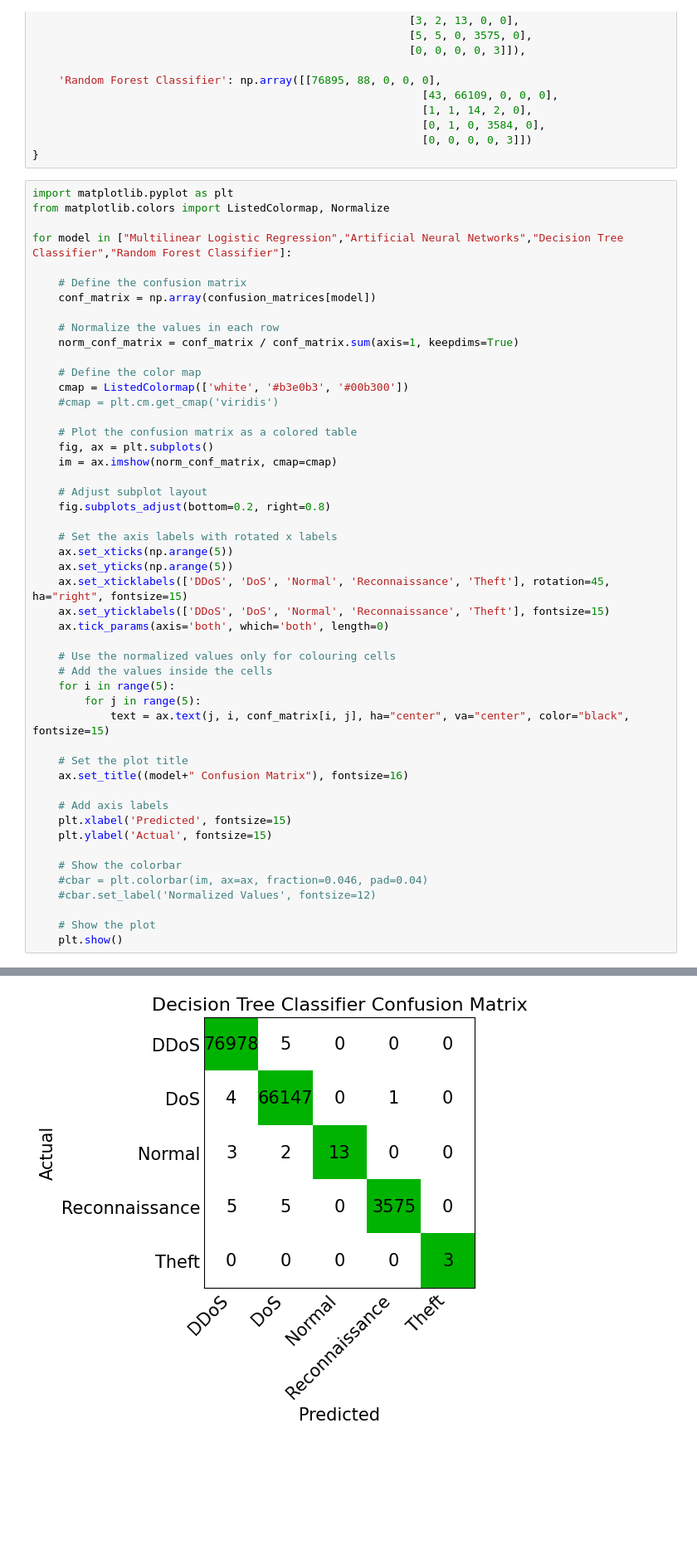
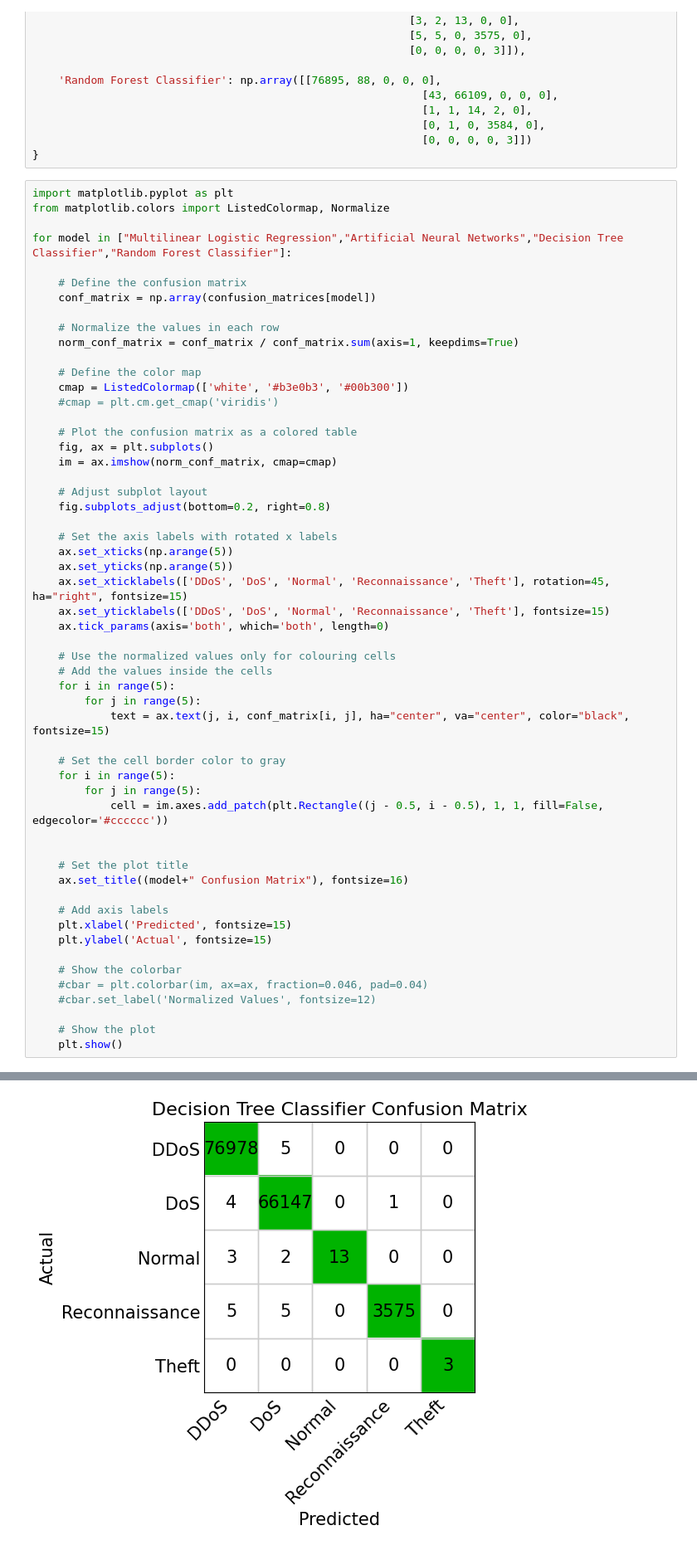
Before and after one commit to dharaneishvc/Botnet-Threat-Detection-ML, a Jupyter notebook: confusion_matrix_classification_report_chart.ipynb, the cells around one changed output, grey strips where cells are left out. Shown at 83% size. Cells and saved outputs as stored; diff of their text form; blank space fills up the shorter version.

Commit message:
graph, chart, visualization

```diff
--- a/confusion_matrix_classification_report_chart.ipynb
+++ b/confusion_matrix_classification_report_chart.ipynb
@@ -64,6 +64,12 @@ for model in ["Multilinear Logistic Regression","Artificial Neural Networks","De
         for j in range(5):
             text = ax.text(j, i, conf_matrix[i, j], ha="center", va="center", color="black", fontsize=15)
 
+    # Set the cell border color to gray
+    for i in range(5):
+        for j in range(5):
+            cell = im.axes.add_patch(plt.Rectangle((j - 0.5, i - 0.5), 1, 1, fill=False, edgecolor='#cccccc'))
+
+
     # Set the plot title
     ax.set_title((model+" Confusion Matrix"), fontsize=16)
 
@@ -83 +89 @@ for model in ["Multilinear Logistic Regression","Artificial Neural Networks","De
-[figure, old version]
+[figure, new version]
```
Also changed, not shown: parts of 1 cell of this notebook.
